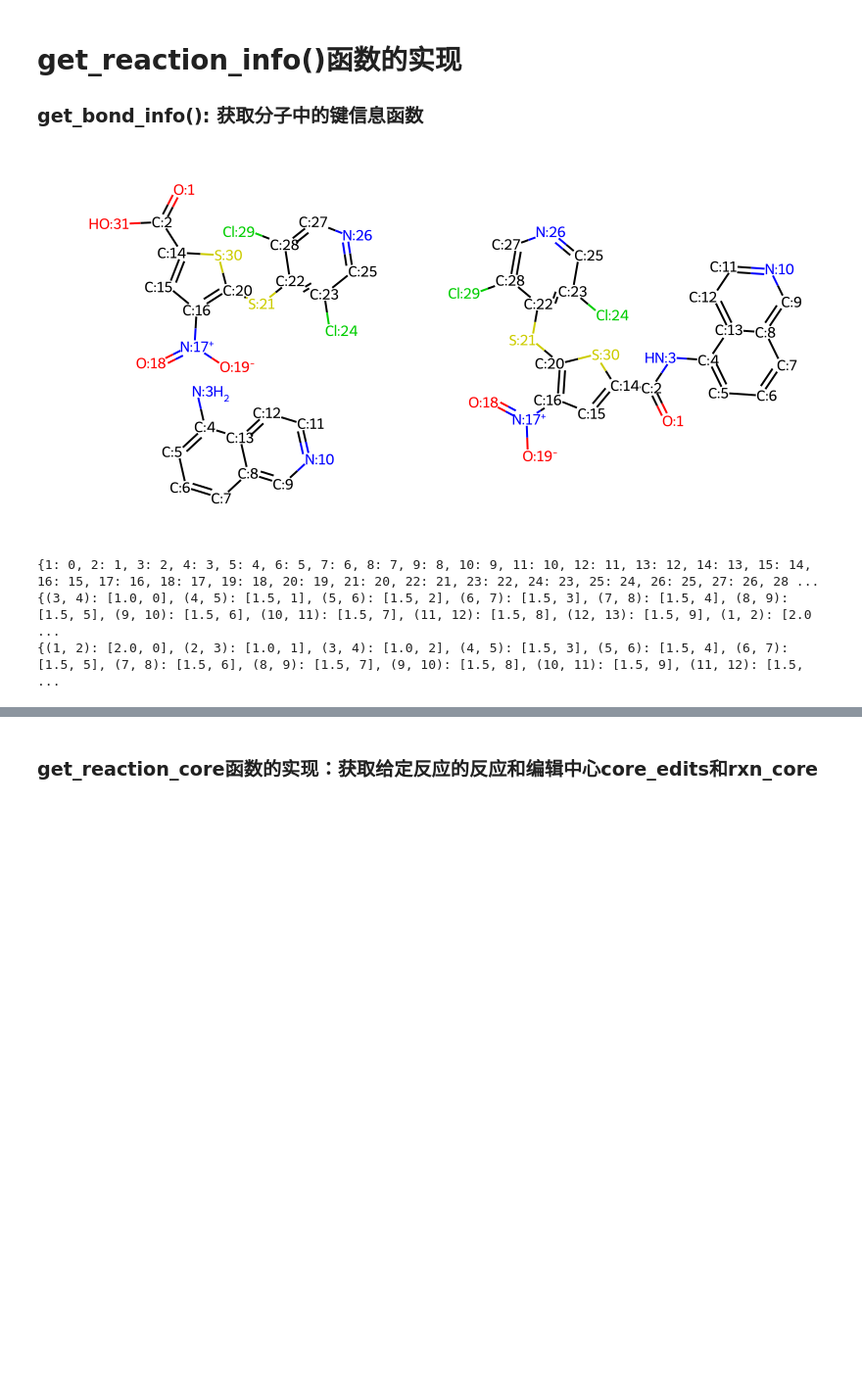
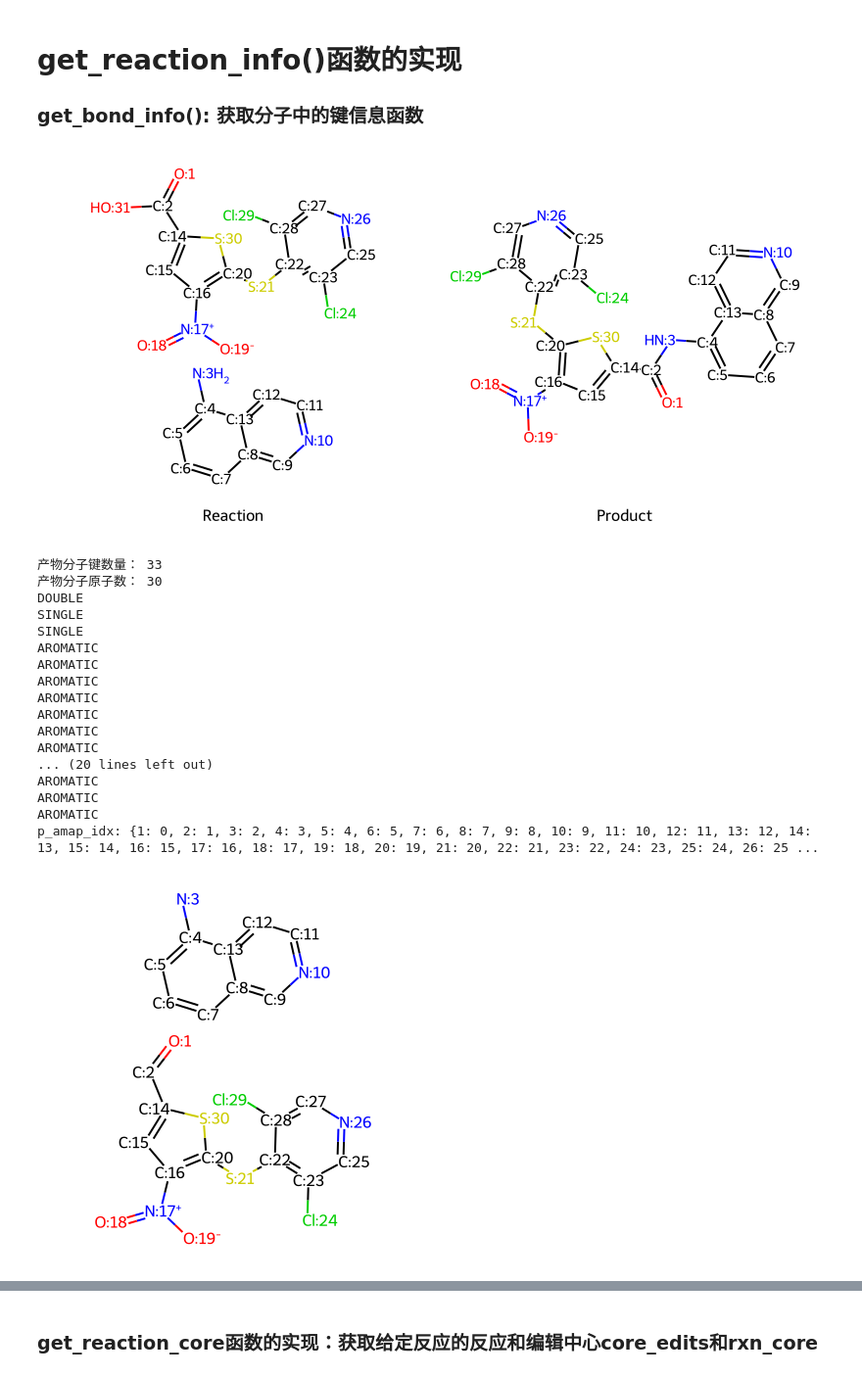
Before and after one commit to Legend-sky/GraphRetro, a Jupyter notebook: data_process_test.ipynb, the cells around one changed output, grey strips where cells are left out. Shown at 98% size. Saved outputs shown, nothing was run; the diff lists cells and outputs as text; code cells hidden in the pictures; blank space fills up the shorter version.

```diff
--- a/data_process_test.ipynb
+++ b/data_process_test.ipynb
@@ -45,7 +220,6 @@ rxn_class:6
 
 ### get_bond_info(): 获取分子中的键信息函数
 # %%
-from rdkit import Chem
 from typing import List, Dict, Tuple, Set
 from collections import namedtuple, deque
 ReactionInfo = namedtuple("ReactionInfo", ['rxn_smi', 'core', 'core_edits', 'lg_edits', 'attach_atoms', 'rxn_class'])
@@ -65,38 +239,69 @@ def get_bond_info(mol: Chem.Mol) -> Dict:   #此函数获得分子中键的信
         bond_info[tuple(key_pair)] = [bond.GetBondTypeAsDouble(), bond.GetIdx()]
 
     return bond_info
 r, p = rxn_smi.split(">>")
 
 #绘图
 smiles=[r,p]
 mol=[Chem.MolFromSmiles(s) for s in smiles]
-img = Draw.MolsToGridImage(mol,molsPerRow=2,subImgSize=(400,400))
+img = Draw.MolsToGridImage(mol,molsPerRow=2,subImgSize=(400,400),legends=['Reaction','Product'])
 display(img)
 
 reac_mol = get_mol(r)   #得到mol表达，其中，苯环的键变为单双键交替
 prod_mol = get_mol(p)
+print("产物分子键数量：",prod_mol.GetNumBonds())
+print("产物分子原子数：",prod_mol.GetNumAtoms())
+for bond in prod_mol.GetBonds():
+        a1 = bond.GetBeginAtom().GetIdx()
+        a2 = bond.GetEndAtom().GetIdx()
+        print(bond.GetBondType())
+
 #GetAtomMapNum():原子中的标识符，可以画在图片中，只有存在才会返回，不会再则为0
 #GetIdx():原子的默认索引号，从0开始，每个原子都会有，逐渐+1
 p_amap_idx = {atom.GetAtomMapNum(): atom.GetIdx() for atom in prod_mol.GetAtoms()}
-print(p_amap_idx)
+print('p_amap_idx:',p_amap_idx)
+
+#测试apply_edits_to_mol函数
+fragments = apply_edits_to_mol(prod_mol, ['2:3:1.0:0.0'])
+img = Draw.MolsToGridImage([fragments],molsPerRow=2,subImgSize=(400,400))
+display(img)
+
+#测试get_attach_atoms函数
+attach_atoms = get_attach_atoms(rxn_smi=rxn_smi, core_edits=['2:3:1.0:0.0'], core={2, 3})
+print('attach_atoms:',attach_atoms)
 
 #获取键信息
 p_bond_info=get_bond_info(prod_mol)
 r_bond_info=get_bond_info(reac_mol)
-print(r_bond_info)
-print(p_bond_info)
+print('r_bond_info:',r_bond_info)
+print('p_bond_info:',p_bond_info)
 
 # BOND_TYPES = [None, Chem.rdchem.BondType.SINGLE, Chem.rdchem.BondType.DOUBLE, \
 #     Chem.rdchem.BondType.TRIPLE, Chem.rdchem.BondType.AROMATIC]
 # BOND_FLOAT_TO_TYPE = {
 #     0.0: BOND_TYPES[0], 无键
 #     1.0: BOND_TYPES[1], 单键
 #     2.0: BOND_TYPES[2], 双键
 #     3.0: BOND_TYPES[3], 三键
 #     1.5: BOND_TYPES[4], 苯环键
 # }
 # %% [output]
-[figure, old version]
+[figure, new version]
-{1: 0, 2: 1, 3: 2, 4: 3, 5: 4, 6: 5, 7: 6, 8: 7, 9: 8, 10: 9, 11: 10, 12: 11, 13: 12, 14: 13, 15: 14, 16: 15, 17: 16, 18: 17, 19: 18, 20: 19, 21: 20, 22: 21, 23: 22, 24: 23, 25: 24, 26: 25, 27: 26, 28 ...
-{(3, 4): [1.0, 0], (4, 5): [1.5, 1], (5, 6): [1.5, 2], (6, 7): [1.5, 3], (7, 8): [1.5, 4], (8, 9): [1.5, 5], (9, 10): [1.5, 6], (10, 11): [1.5, 7], (11, 12): [1.5, 8], (12, 13): [1.5, 9], (1, 2): [2.0 ...
-{(1, 2): [2.0, 0], (2, 3): [1.0, 1], (3, 4): [1.0, 2], (4, 5): [1.5, 3], (5, 6): [1.5, 4], (6, 7): [1.5, 5], (7, 8): [1.5, 6], (8, 9): [1.5, 7], (9, 10): [1.5, 8], (10, 11): [1.5, 9], (11, 12): [1.5,  ...
+产物分子键数量： 33
+产物分子原子数： 30
+DOUBLE
+SINGLE
+SINGLE
+AROMATIC
+AROMATIC
+AROMATIC
+AROMATIC
+AROMATIC
+AROMATIC
+AROMATIC
+... (20 lines left out)
+AROMATIC
+AROMATIC
+AROMATIC
+p_amap_idx: {1: 0, 2: 1, 3: 2, 4: 3, 5: 4, 6: 5, 7: 6, 8: 7, 9: 8, 10: 9, 11: 10, 12: 11, 13: 12, 14: 13, 15: 14, 16: 15, 17: 16, 18: 17, 19: 18, 20: 19, 21: 20, 22: 21, 23: 22, 24: 23, 25: 24, 26: 25 ...
+[figure, added]
```
Also changed, not shown: parts of 6 cells of this notebook, 14 other files.
